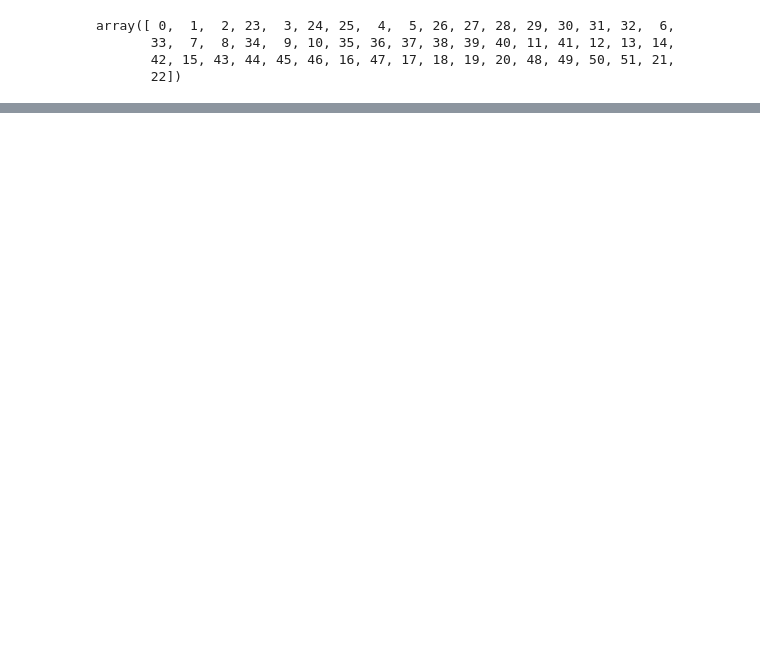
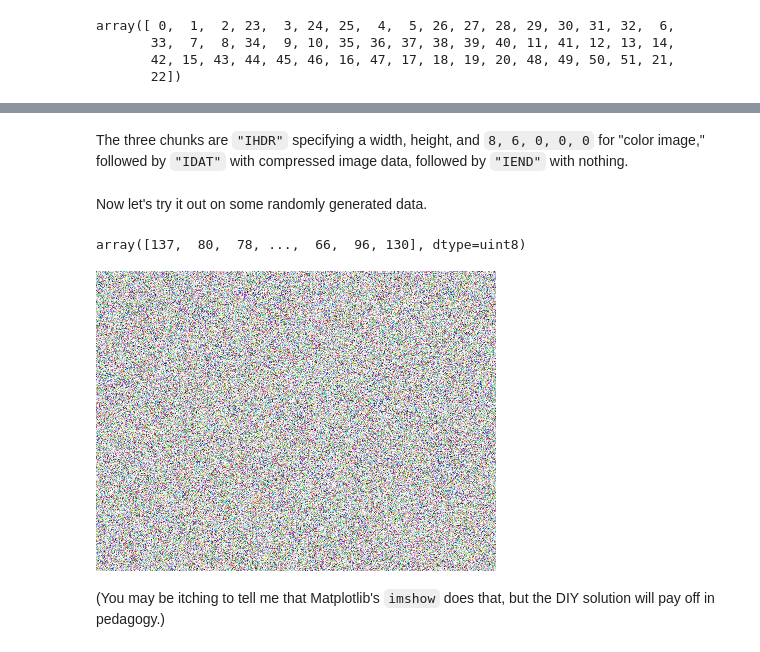
Before and after one commit to jpivarski-talks/python-numpy-mini-course, a Jupyter notebook: 2-just-numpy.ipynb, the cells around one changed output, grey strips where cells are left out. Drawn from its saved outputs; the diff is of its cells as text; code cells hidden in the pictures; blank space fills up the shorter version.

```diff
--- a/2-just-numpy.ipynb
+++ b/2-just-numpy.ipynb
@@ -686,0 +725,2 @@ array([ 0,  1,  2, 23,  3, 24, 25,  4,  5, 26, 27, 28, 29, 30, 31, 32,  6,
+# %%
+b = a[::3].copy()
@@ -686,0 +733,5 @@ array([ 0,  1,  2, 23,  3, 24, 25,  4,  5, 26, 27, 28, 29, 30, 31, 32,  6,
+# %%
+def png_preamble():
+    return numpy.frombuffer(b"\x89PNG\r\n\x1a\n", dtype="u1")    # u1 is unsigned 1-byte integers: raw bytes
+
+png_preamble()
@@ -686,0 +764,38 @@ array([ 0,  1,  2, 23,  3, 24, 25,  4,  5, 26, 27, 28, 29, 30, 31, 32,  6,
+# %% [markdown]
+The three chunks are `"IHDR"` specifying a width, height, and `8, 6, 0, 0, 0` for "color image," followed by `"IDAT"` with compressed image data, followed by `"IEND"` with nothing.
+# %%
+def png_image(imagedata):
+    height, scanline_width = imagedata.shape
+    width = int((scanline_width - 1) / 4)
+
+    width_height = numpy.array([width, height], dtype=">u4")
+    color_image = numpy.array([8, 6, 0, 0, 0], dtype="u1")
+    headerdata = numpy.concatenate([width_height.view("u1"), color_image])
+
+    preamble = png_preamble()
+    header = png_chunk(b"IHDR", headerdata.tostring())
+    data = png_chunk(b"IDAT", zlib.compress(imagedata.tostring()))
+    end = png_chunk(b"IEND", b"")
+
+    return numpy.concatenate([preamble, header, data, end])
+# %% [markdown]
+Now let's try it out on some randomly generated data.
+# %%
+width, height = 400, 300
+imagedata = numpy.zeros((height, 4 * width + 1), dtype="u1")
+imagedata[:, 1:] = numpy.random.randint(0, 256, (height, 4 * width))
+
+png_image(imagedata)
+# %% [output]
+array([137,  80,  78, ...,  66,  96, 130], dtype=uint8)
+# %%
+import IPython.display
+
+def png_display(imagedata):
+    return IPython.display.display(IPython.display.Image(data=png_image(imagedata)))
+
+png_display(imagedata)
+# %% [output]
+[figure, added]
+# %% [markdown]
+(You may be itching to tell me that Matplotlib's `imshow` does that, but the DIY solution will pay off in pedagogy.)
```
Also changed, not shown: parts of 16 cells of this notebook, 3 other files.
